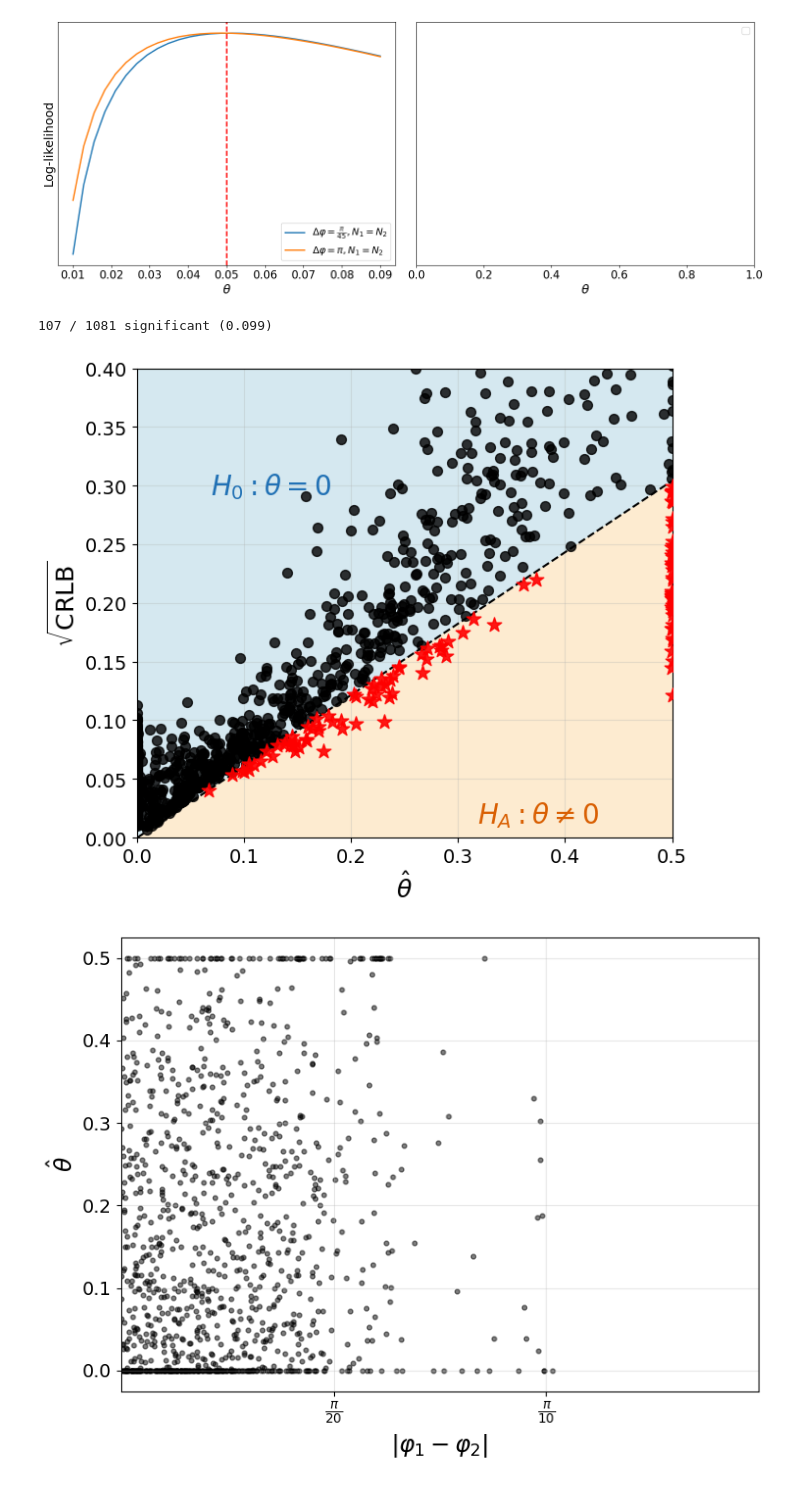
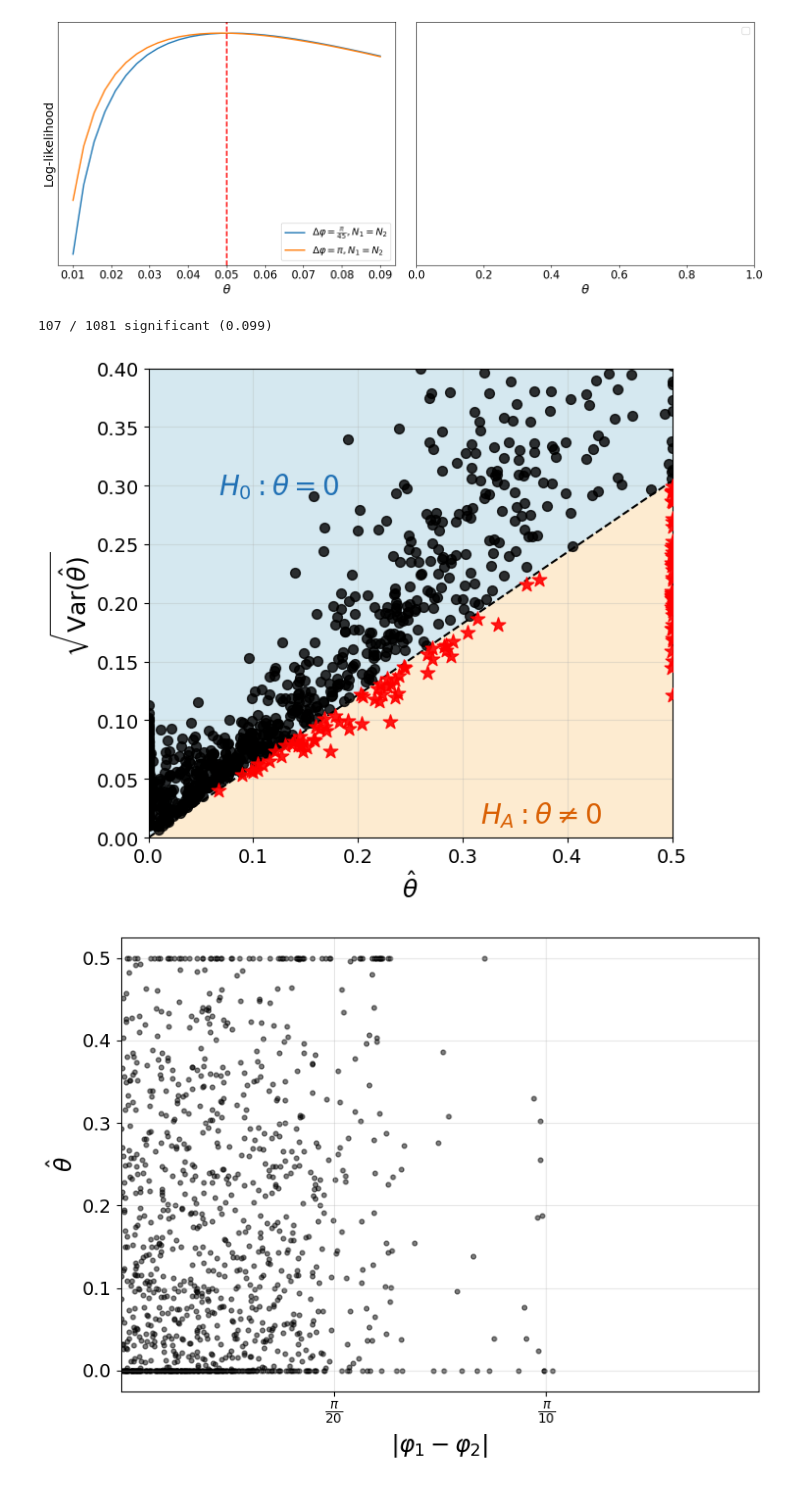
Before and after one commit to yairdaon/contacts, a Jupyter notebook: visualization_notebook.ipynb, the cells around one changed output. Saved outputs shown, nothing was run; the diff lists cells and outputs as text; code cells hidden in the pictures.

```diff
--- a/visualization_notebook.ipynb
+++ b/visualization_notebook.ipynb
@@ -170,8 +170,8 @@ plt.show()
 # ============================================================
 # %%
 # ============================================================
-# Figure 4 — theta-hat vs sqrt(CRLB) scatter with significance region,
-#            all US state pairs
+# Figure 4 — theta-hat vs sqrt(Var(theta-hat)) scatter with significance
+#            region, all US state pairs
 # Output: pix/theta_vs_crlb.pdf
 # ============================================================
 # Theta estimate vs CRLB std with significance regions
@@ -223,35 +223,35 @@ ax1.scatter(sig['theta'], sig['crlb4std'], alpha=0.9, s=120, color='red',
 
 # Region labels
 ax1.text(0.25 * theta_max, 0.75 * crlb_max, r'$H_0: \theta = 0$',
         fontsize=20, color='#2171B5', ha='center', va='center', fontstyle='italic')
 ax1.text(0.75 * theta_max, 0.05 * crlb_max, r'$H_A:\theta \neq 0$',
         fontsize=20, color='#D95F02', ha='center', va='center', fontstyle='italic')
 
 ax1.set_xlim(0, theta_max)
 ax1.set_ylim(0, crlb_max)
 ax1.set_xlabel(r'$\hat{\theta}$', fontsize=18)
-ax1.set_ylabel(r'$\sqrt{\text{CRLB}}$', fontsize=18)
+ax1.set_ylabel(r'$\sqrt{\text{Var}(\hat\theta)}$', fontsize=18)
 ax1.grid(True, alpha=0.3)
 
 n_sig = sig.shape[0]
 n_total = len(pairs)
 print(f'{n_sig} / {n_total} significant ({n_sig/n_total:.3f})')
 
 
 
 # sns.histplot(pairs['theta'], kde=False, ax=ax2, bins=15, color='steelblue', edgecolor='white')
 # ax2.set_xlim(0, 0.5)
 # ax2.set_xlabel(r'$\hat{\theta}$', fontsize=18)
 # ax2.set_ylabel('Count', fontsize=18)
 # ax2.grid(True, alpha=0.3)
 
 plt.tight_layout()
 plt.savefig("pix/theta_vs_crlb.png", dpi=150, bbox_inches='tight')
 plt.savefig("pix/theta_vs_crlb.pdf", bbox_inches='tight')
 plt.show()
 # %% [output]
 107 / 1081 significant (0.099)
-[figure, old version]
+[figure, new version]
 # %%
 # ============================================================
 # Figure 5 — Phase difference |phi1 - phi2| vs theta-hat, state-pair scatter
```
Also changed, not shown: parts of 6 cells of this notebook, 5 other files.
